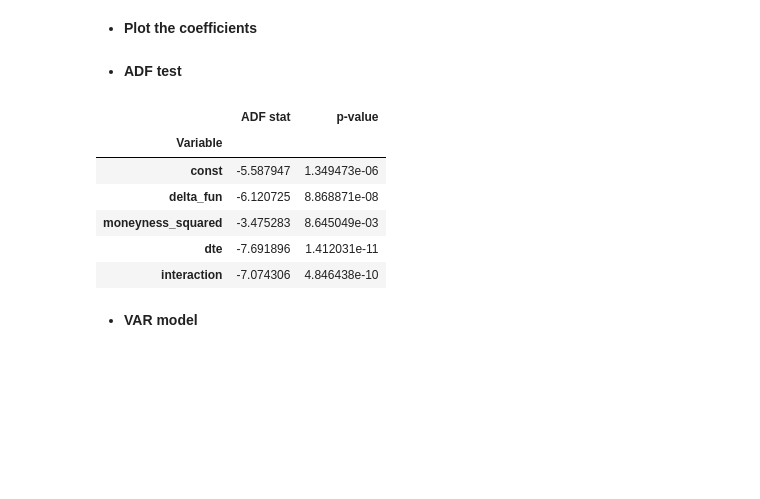
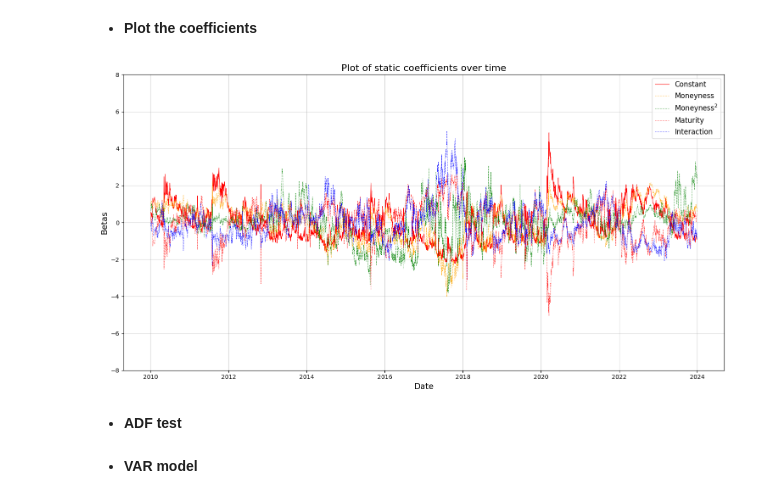
Before and after one commit to euanbronsky8/Thesis, a Jupyter notebook: 2. Prelim. Analysis.ipynb, the cells around one changed output. Saved outputs shown, nothing was run; the diff lists cells and outputs as text; code cells hidden in the pictures; blank space fills up the shorter version.

```diff
--- a/2. Prelim. Analysis.ipynb
+++ b/2. Prelim. Analysis.ipynb
@@ -406,19 +398,16 @@ plt.show()
 # %%
 # Create empty list
 betas = []
+dates = []
 
 # Loop over the grouped data
 for date, group in df_selected.groupby('quote_date'):
 
     # Dependent variable
-    Y = group['iv_fun']
+    Y = group['log_iv']
 
     # Independent variables
-    X = group[['delta_fun', 'dte']].copy()
-    X['moneyness_squared'] = X['delta_fun']**2
-    X['interaction'] = X['delta_fun'] * X['dte']
-    X = sm.add_constant(X)
-    X = X[['const', 'delta_fun', 'moneyness_squared', 'dte', 'interaction']]
+    X = group[['constant', 'M', 'moneyness_squared', 'T', 'interaction']].copy()
 
     # Run OLS
     model = sm.OLS(Y, X).fit()
@@ -427,9 +416,12 @@ for date, group in df_selected.groupby('quote_date'):
 
     # Append to list
     betas.append(params)
+    dates.append(date)
 
 # Convert to dataframe
-betas = pd.DataFrame(betas)
+df_betas = pd.DataFrame(betas, index=dates)
+df_betas.index.name = 'quote_date'
+df_betas = df_betas.sort_index()
 # %% [markdown]
 - **ACF and PACF on estimated coefficients**
 # %%
@@ -447,35 +446,41 @@ df_acf_pacf_betas
 # %% [markdown]
 - **Plot the coefficients**
 # %%
+# Standardize the betas
+betas_scale = (df_betas - df_betas.mean()) / df_betas.std()
+
 # Set up plotting environment
 fig = plt.figure(figsize = (15, 8))
 
 # Create lists
 colors = ['red', 'orange', 'green', 'red', 'blue']
 linetype = ['-', ':', ':', ':', ':']
 leg = ['Constant', 'Moneyness', f'Moneyness$^2$', 'Maturity', 'Interaction']
 
 # Loop over columns
 for col, color, linetyp, le in zip(betas_scale.columns, colors, linetype, leg):
     plt.plot(betas_scale[col], label=le, color=color, linestyle = linetyp, linewidth = 0.8)
 
 # Plot the results
 plt.xlabel('Date', fontsize=14)
 plt.ylabel('Betas', fontsize=14)
 plt.title('Plot of static coefficients over time', fontsize=16)
+plt.ylim(-8, 8)
 plt.legend(fontsize=12)
 plt.grid(True, alpha=0.5)
 plt.tight_layout()
-plt.savefig("/Users/euanbronsky/Downloads/betas.pdf", bbox_inches='tight')
+plt.savefig("/Users/euanbronsky/Downloads/betas2.pdf", bbox_inches='tight')
 plt.show()
+# %% [output]
+[figure, added]
 # %% [markdown]
 - **ADF test**
 # %%
 adf_res = []
 
 # Compute ADF test for each coefficient
-for col in betas.columns:
-    result_adf = adfuller(betas[col])
+for col in df_betas.columns:
+    result_adf = adfuller(df_betas[col])
     adf_res.append({
         'Variable': col,
         'ADF stat': result_adf[0],
@@ -485,14 +490,6 @@ for col in betas.columns:
 # Store results in dataframe
 adf_df = pd.DataFrame(adf_res).set_index('Variable')
 adf_df
-# %% [output]
-|  | ADF stat | p-value |
-| Variable |  |  |
-| const | -5.587947 | 1.349473e-06 |
-| delta_fun | -6.120725 | 8.868871e-08 |
-| moneyness_squared | -3.475283 | 8.645049e-03 |
-| dte | -7.691896 | 1.412031e-11 |
-| interaction | -7.074306 | 4.846438e-10 |
 # %% [markdown]
 - **VAR model**
 # %%
```
Also changed, not shown: parts of 13 cells of this notebook.
